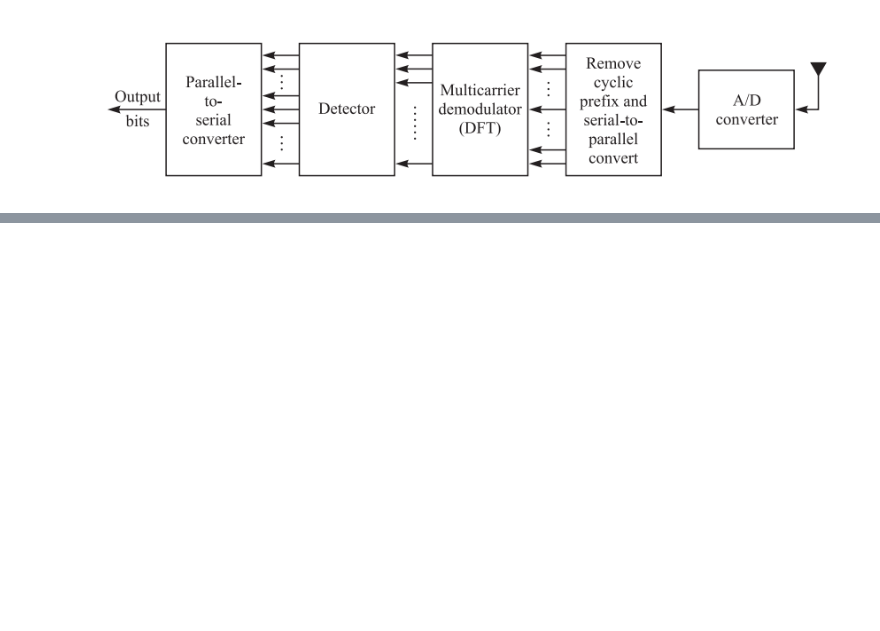
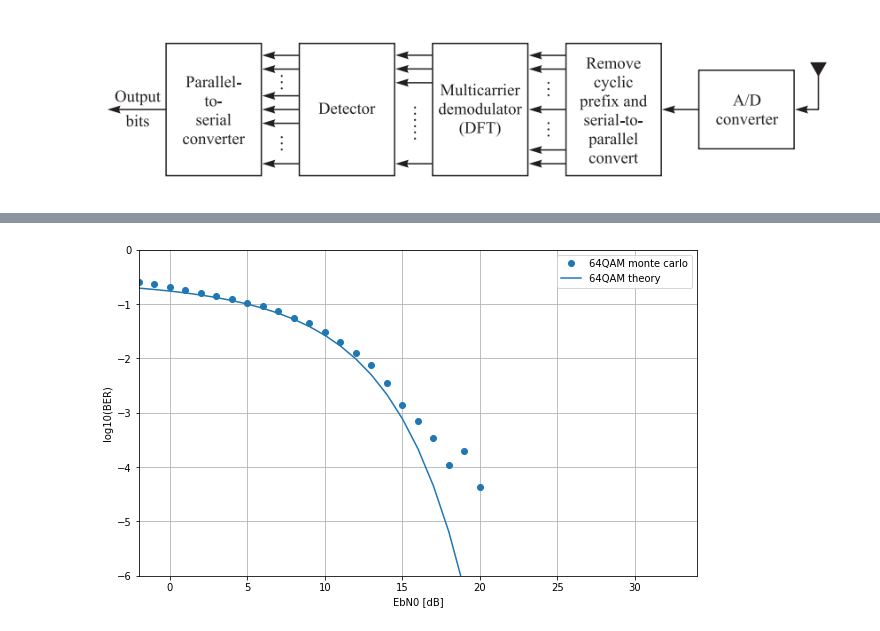
Before and after one commit to daniel7fontes/TCC_OFDM_ComOpt, a Jupyter notebook: BasicOFDM_implementation.ipynb, the cells around one changed output, grey strips where cells are left out. Drawn from its saved outputs; the diff is of its cells as text; code cells hidden in the pictures; blank space fills up the shorter version.

```diff
--- a/BasicOFDM_implementation.ipynb
+++ b/BasicOFDM_implementation.ipynb
@@ -276,0 +419,23 @@ BER
+# %%
+# Plot simulation results and theoretical curves
+BER[BER==0] = np.nan
+
+plt.figure(figsize=(10,6))
+for ii, M in enumerate(qamOrder):
+    plt.plot(EbN0dB_, np.log10(BER[:,ii]),'o', label=str(M)+'QAM monte carlo')
+
+plt.gca().set_prop_cycle(None)
+
+for M in qamOrder:
+    BERtheory = theoryBER(M, EbN0dB_,'qam')
+    BERtheory[BERtheory==0] = np.nan
+    plt.plot(EbN0dB_, np.log10(BERtheory),'-', label=str(M)+'QAM theory')
+
+plt.xlim(min(EbN0dB_), max(EbN0dB_))
+plt.ylim(-6, 0)
+plt.legend();
+plt.xlabel('EbN0 [dB]');
+plt.ylabel('log10(BER)');
+plt.grid()
+# %% [output]
+[figure, added]
```
Also changed, not shown: parts of 20 cells of this notebook.
